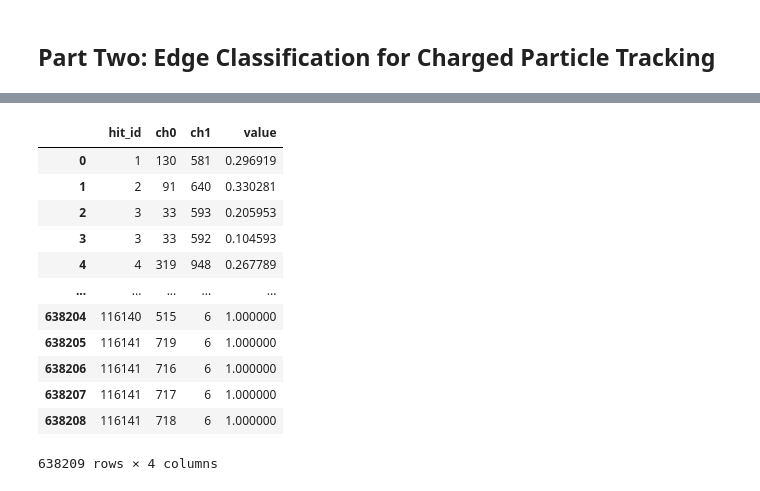
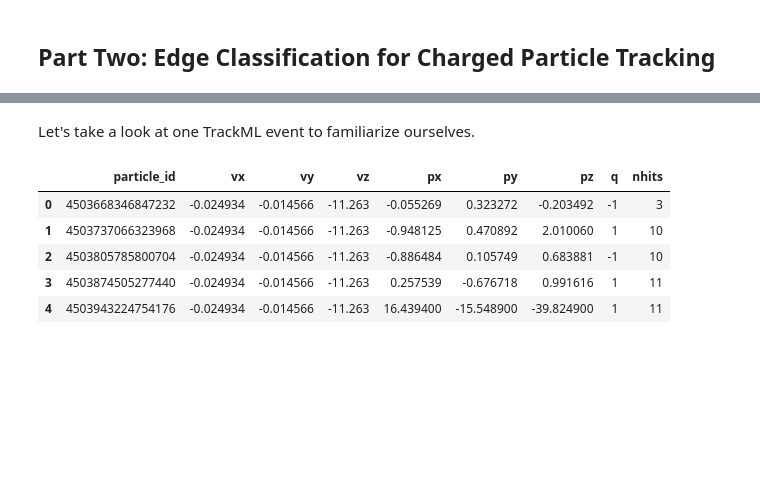
Before and after one commit to savvy379/codashep_ml_2022, a Jupyter notebook: lecture4_gnns/Graph_Neural_Networks.ipynb, the cells around one changed output, grey strips where cells are left out. Saved outputs shown, nothing was run; the diff lists cells and outputs as text; code cells hidden in the pictures; blank space fills up the shorter version.

```diff
--- a/lecture4_gnns/Graph_Neural_Networks.ipynb
+++ b/lecture4_gnns/Graph_Neural_Networks.ipynb
@@ -409,16 +456,12 @@ This task can be represented naturally as a graph-based problem. Beginning with
+# %% [markdown]
+Let's take a look at one TrackML event to familiarize ourselves.
 # %%
-pd.read_csv('lecture4_gnns/trackml/event000000200-cells.csv')
+particles=pd.read_csv('lecture4_gnns/trackml/event000000200-particles.csv')
+particles.head()
 # %% [output]
-|  | hit_id | ch0 | ch1 | value |
-| 0 | 1 | 130 | 581 | 0.296919 |
-| 1 | 2 | 91 | 640 | 0.330281 |
-| 2 | 3 | 33 | 593 | 0.205953 |
-| 3 | 3 | 33 | 592 | 0.104593 |
-| 4 | 4 | 319 | 948 | 0.267789 |
-| ... | ... | ... | ... | ... |
-| 638204 | 116140 | 515 | 6 | 1.000000 |
-| 638205 | 116141 | 719 | 6 | 1.000000 |
-| 638206 | 116141 | 716 | 6 | 1.000000 |
-| 638207 | 116141 | 717 | 6 | 1.000000 |
-| 638208 | 116141 | 718 | 6 | 1.000000 |
+|  | particle_id | vx | vy | vz | px | py | pz | q | nhits |
+| 0 | 4503668346847232 | -0.024934 | -0.014566 | -11.263 | -0.055269 | 0.323272 | -0.203492 | -1 | 3 |
+| 1 | 4503737066323968 | -0.024934 | -0.014566 | -11.263 | -0.948125 | 0.470892 | 2.010060 | 1 | 10 |
+| 2 | 4503805785800704 | -0.024934 | -0.014566 | -11.263 | -0.886484 | 0.105749 | 0.683881 | -1 | 10 |
+| 3 | 4503874505277440 | -0.024934 | -0.014566 | -11.263 | 0.257539 | -0.676718 | 0.991616 | 1 | 11 |
+| 4 | 4503943224754176 | -0.024934 | -0.014566 | -11.263 | 16.439400 | -15.548900 | -39.824900 | 1 | 11 |
-638209 rows × 4 columns
```
Also changed, not shown: parts of 6 cells of this notebook.
